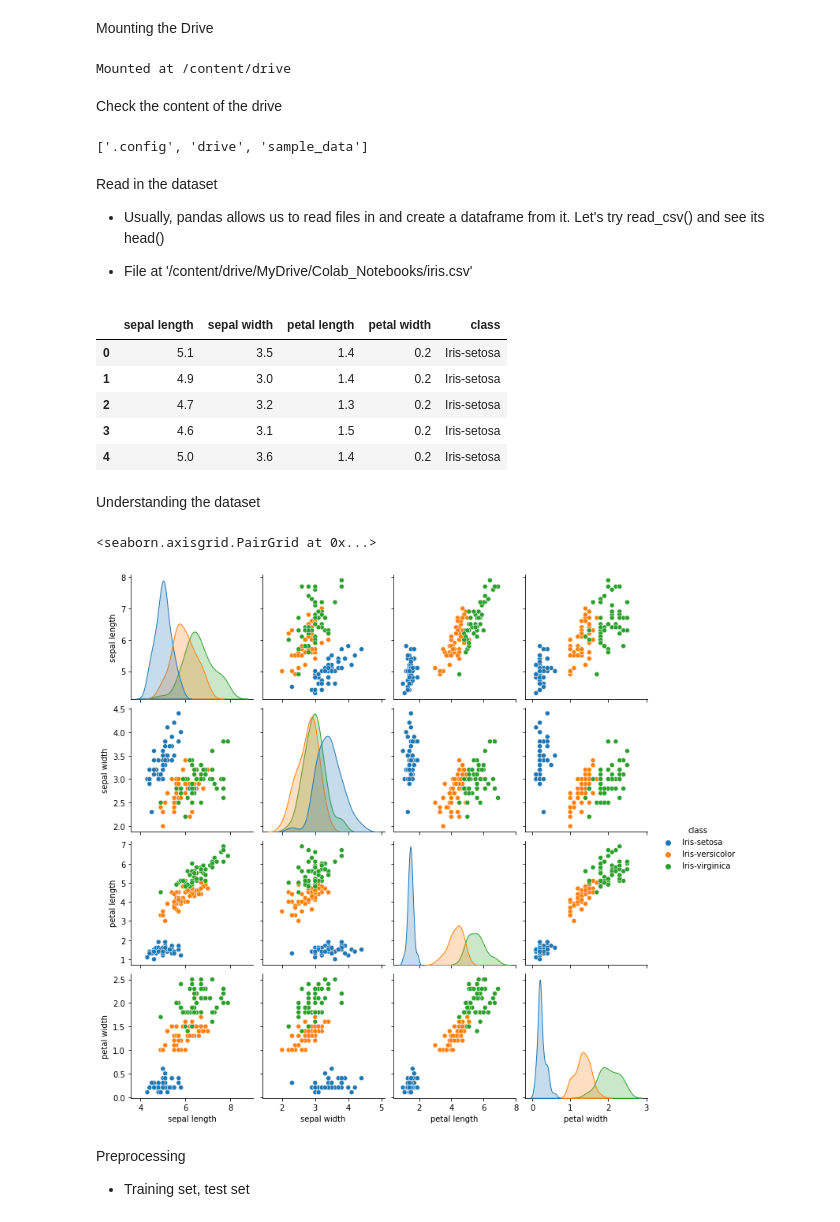
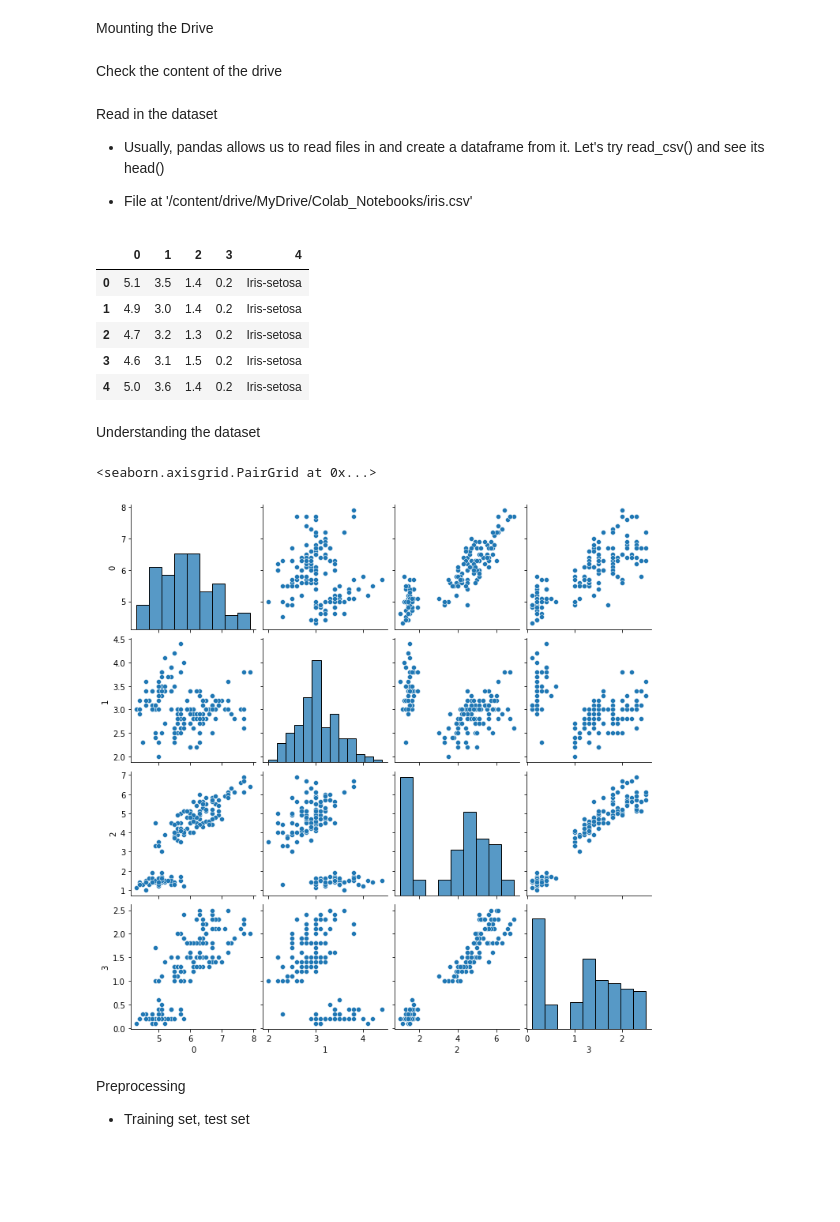
Before and after one commit to Kla10011/FRA503-MACHINE-LEARNING, a Jupyter notebook: MLweek1/ML_Workshop_1_First_Look_at_ML.ipynb, the cells around one changed output. Saved outputs shown, nothing was run; the diff lists cells and outputs as text; code cells hidden in the pictures; blank space fills up the shorter version.

```diff
--- a/MLweek1/ML_Workshop_1_First_Look_at_ML.ipynb
+++ b/MLweek1/ML_Workshop_1_First_Look_at_ML.ipynb
@@ -1,17 +1,7 @@
 # %% [markdown]
 Mounting the Drive
-# %%
-from google.colab import drive
-drive.mount('/content/drive')
-# %% [output]
-Mounted at /content/drive
 # %% [markdown]
 Check the content of the drive
-# %%
-import os
-os.listdir()
-# %% [output]
-['.config', 'drive', 'sample_data']
 # %% [markdown]
 Read in the dataset
 
@@ -21,11 +11,11 @@ Read in the dataset
 # %%
 import pandas as pd
 
-df = pd.read_csv('/content/drive/MyDrive/Colab_Notebooks/iris.csv', header = None)
+df = pd.read_csv('iris.data', header = None)
 # %%
 df.head()
 # %% [output]
-|  | sepal length | sepal width | petal length | petal width | class |
+|  | 0 | 1 | 2 | 3 | 4 |
 | 0 | 5.1 | 3.5 | 1.4 | 0.2 | Iris-setosa |
 | 1 | 4.9 | 3.0 | 1.4 | 0.2 | Iris-setosa |
 | 2 | 4.7 | 3.2 | 1.3 | 0.2 | Iris-setosa |
@@ -35,10 +25,10 @@ df.head()
 Understanding the dataset
 # %%
 import seaborn as sns
-sns.pairplot(df, hue='class')
+sns.pairplot(df)
 # %% [output]
 <seaborn.axisgrid.PairGrid at 0x...>
-[figure, old version]
+[figure, new version]
 # %% [markdown]
 Preprocessing
 
```
Also changed, not shown: parts of 7 cells of this notebook, 1 other file.
